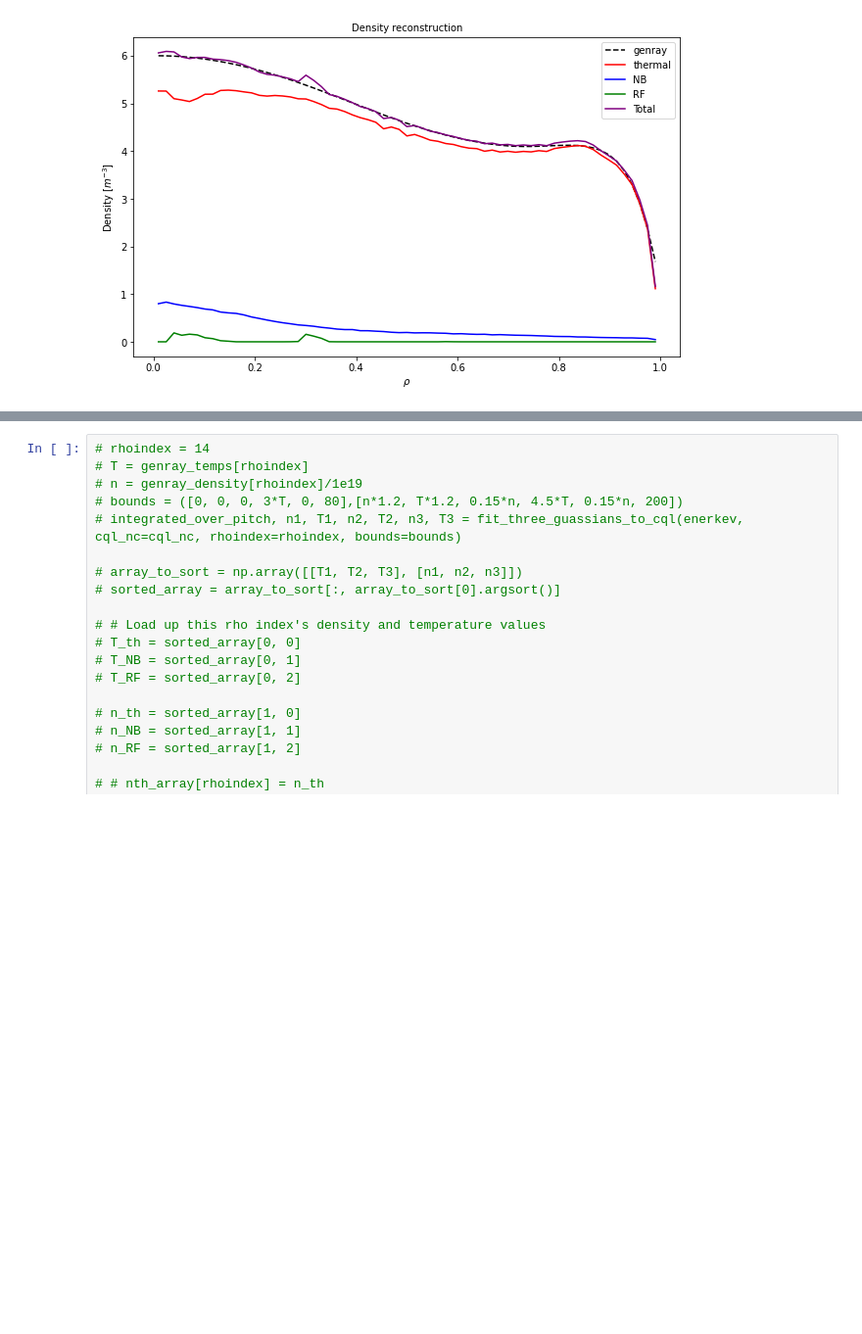
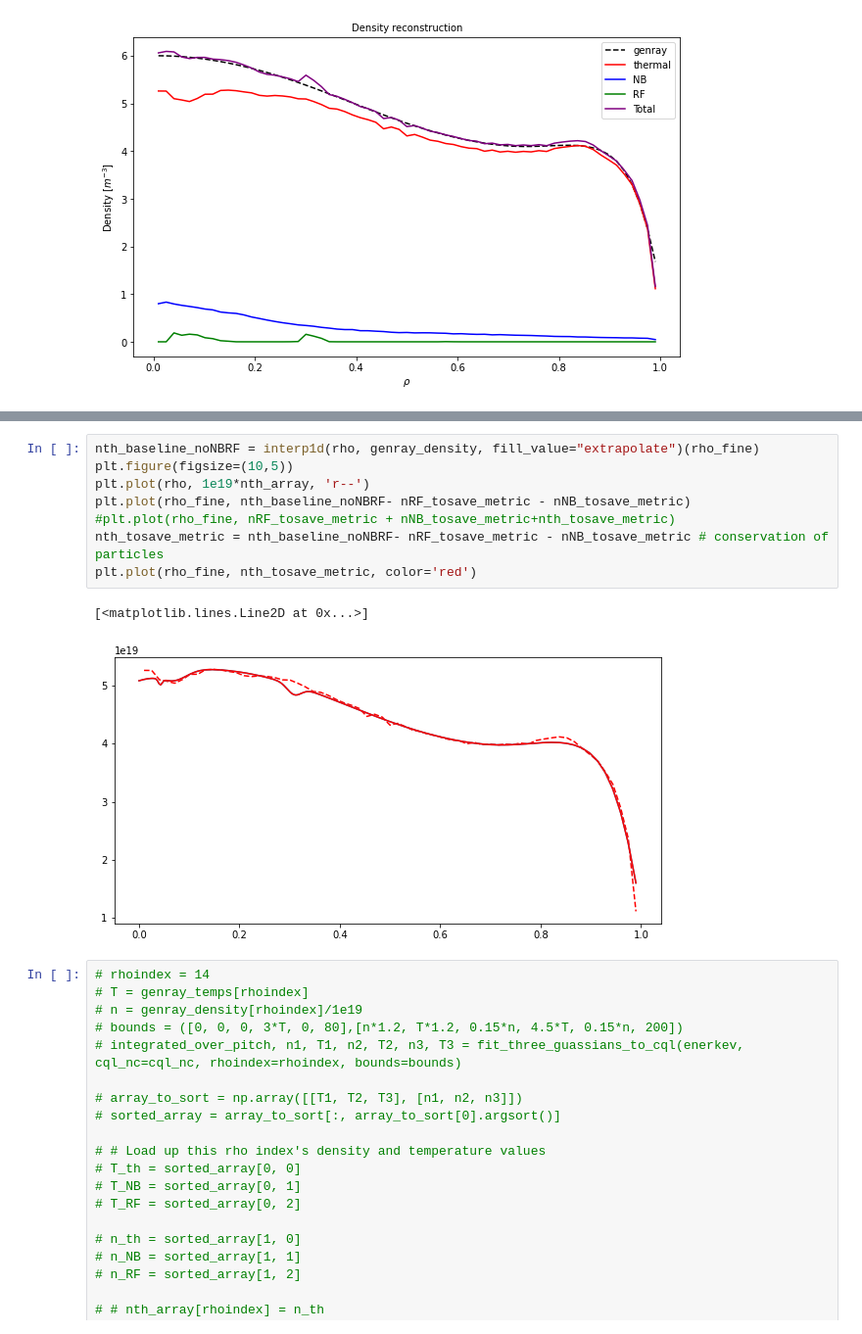
Before and after one commit to vandelij/genray_cql3d_plots, a Jupyter notebook: shots/147634/scan_beam_and_RF/beam_5_RF_testing/make_distrobution.ipynb, the cells around one changed output, grey strips where cells are left out. Shown at 98% size. Cells and saved outputs as stored; diff of their text form; blank space fills up the shorter version.

```diff
--- a/shots/147634/scan_beam_and_RF/beam_5_RF_testing/make_distrobution.ipynb
+++ b/shots/147634/scan_beam_and_RF/beam_5_RF_testing/make_distrobution.ipynb
@@ -1188,3 +1203,14 @@ Text(0.5, 1.0, 'NB density smoothing')
+# %%
+nth_baseline_noNBRF = interp1d(rho, genray_density, fill_value="extrapolate")(rho_fine)
+plt.figure(figsize=(10,5))
+plt.plot(rho, 1e19*nth_array, 'r--')
+plt.plot(rho_fine, nth_baseline_noNBRF- nRF_tosave_metric - nNB_tosave_metric)
+#plt.plot(rho_fine, nRF_tosave_metric + nNB_tosave_metric+nth_tosave_metric)
+nth_tosave_metric = nth_baseline_noNBRF- nRF_tosave_metric - nNB_tosave_metric # conservation of particles
+plt.plot(rho_fine, nth_tosave_metric, color='red')
+# %% [output]
+[<matplotlib.lines.Line2D at 0x...>]
+[figure, added]
 # %%
 # rhoindex = 14
 # T = genray_temps[rhoindex]
```
Also changed, not shown: parts of 3 cells of this notebook.
